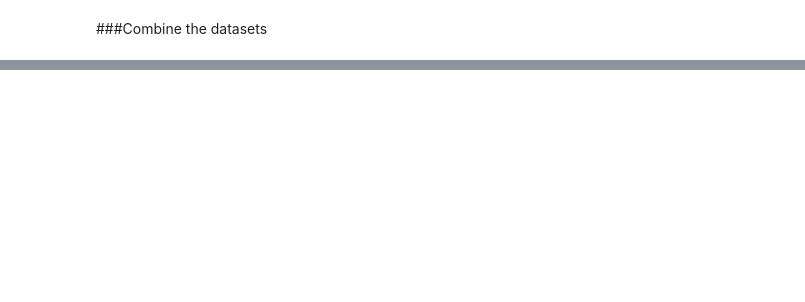
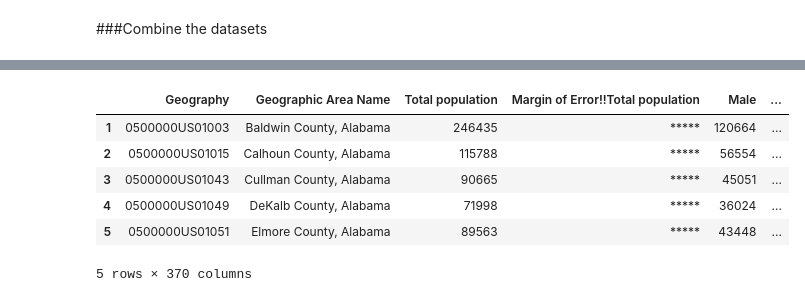
Before and after one commit to IsaacFigNewton/Analyzing-Hate-Crime-Data, a Jupyter notebook: Hate_Crime_Data_Exploration.ipynb, the cells around one changed output, grey strips where cells are left out. Saved outputs shown, nothing was run; the diff lists cells and outputs as text; code cells hidden in the pictures; blank space fills up the shorter version.

```diff
--- a/Hate_Crime_Data_Exploration.ipynb
+++ b/Hate_Crime_Data_Exploration.ipynb
@@ -65,7 +54,3 @@ city_demo_df.head()
 # %%
 #only consider 2022 crime data from cities and counties
 crime_df = crime_df[(crime_df['data_year'] == 2022) & ((crime_df['agency_type_name'] == "City") | (crime_df['agency_type_name'] == "County"))]
-# %%
-county_demo_df.columns = county_demo_df.columns.str.replace('SEX AND AGE', 'Total')
-county_demo_df.reindex(county_demo_df.columns.sort(), axis=1)
-county_demo_df
@@ -87,0 +69,10 @@ county_demo_df
+# %%
+county_demo_df.head()
+# %% [output]
+|  | Geography | Geographic Area Name | Total population | Margin of Error!!Total population | Male | ... |
+| 1 | 0500000US01003 | Baldwin County, Alabama | 246435 | ***** | 120664 | ... |
+| 2 | 0500000US01015 | Calhoun County, Alabama | 115788 | ***** | 56554 | ... |
+| 3 | 0500000US01043 | Cullman County, Alabama | 90665 | ***** | 45051 | ... |
+| 4 | 0500000US01049 | DeKalb County, Alabama | 71998 | ***** | 36024 | ... |
+| 5 | 0500000US01051 | Elmore County, Alabama | 89563 | ***** | 43448 | ... |
+5 rows × 370 columns
```
Also changed, not shown: parts of 16 cells of this notebook.
